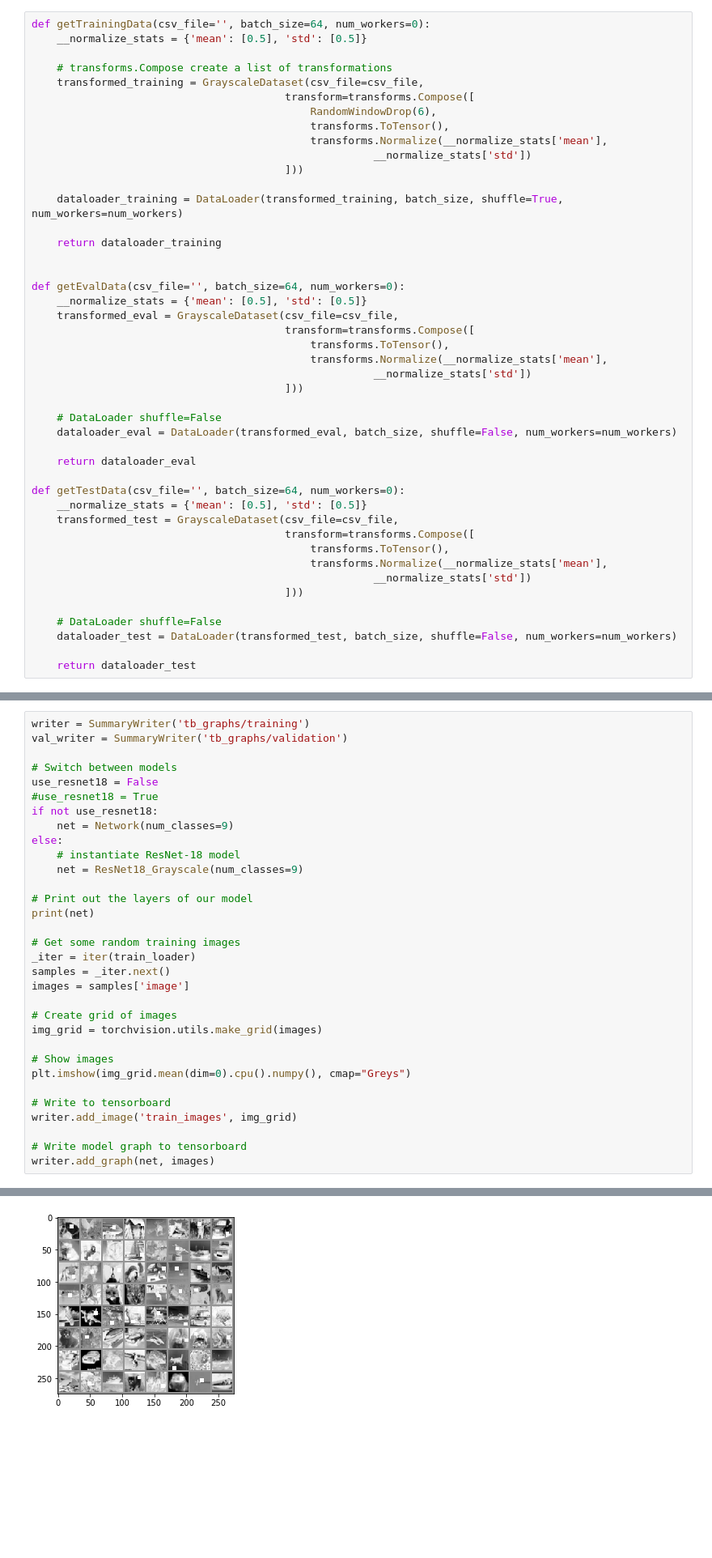
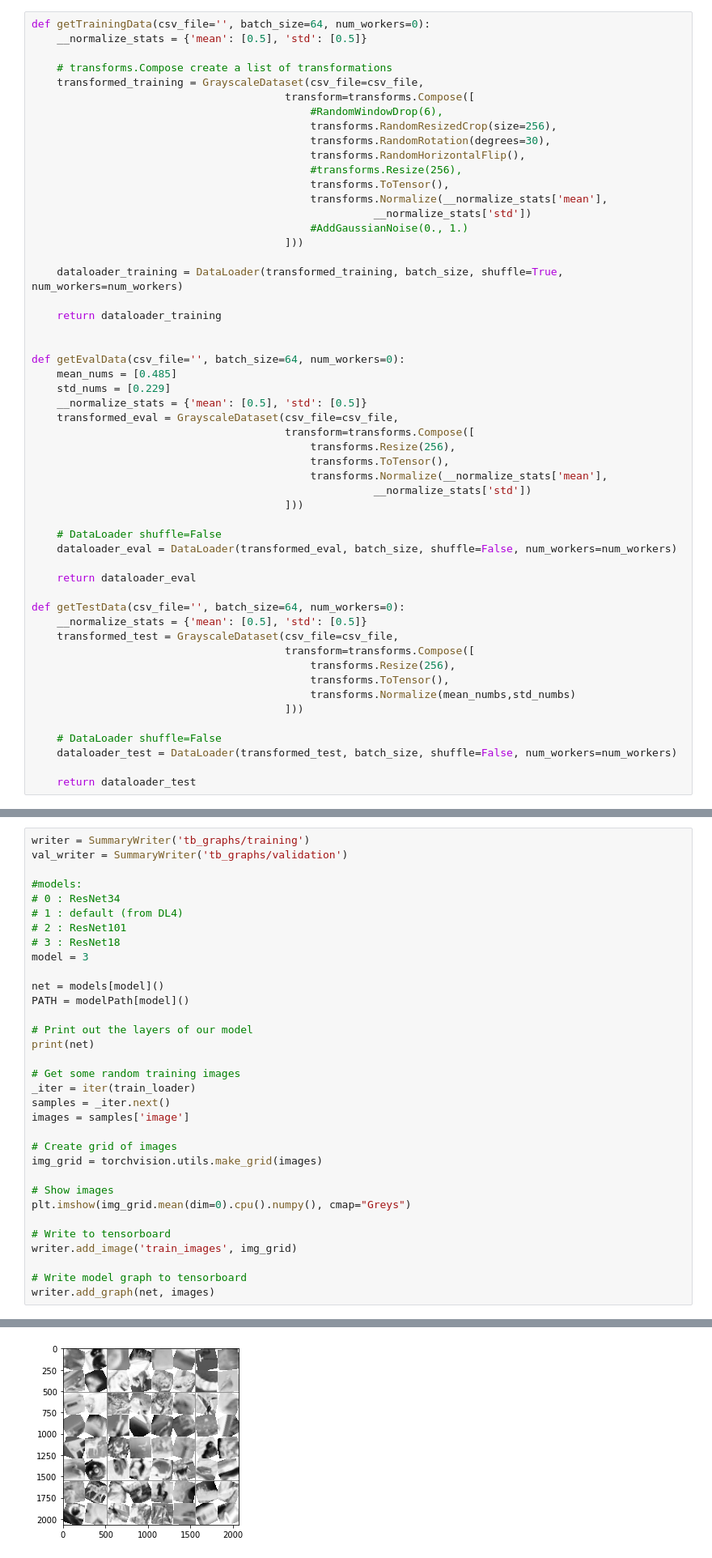
Before and after one commit to 123rolle/dl_project, a Jupyter notebook: DeepLearning_project/Project.ipynb, the cells around one changed output, grey strips where cells are left out. Shown at 81% size. Saved outputs shown, nothing was run; the diff lists cells and outputs as text; blank space fills up the shorter version.

Commit message:
Different models added and weights for resnet18 which seems to work the best

```diff
--- a/DeepLearning_project/Project.ipynb
+++ b/DeepLearning_project/Project.ipynb
@@ -225,10 +236,15 @@ def getTrainingData(csv_file='', batch_size=64, num_workers=0):
     # transforms.Compose create a list of transformations
     transformed_training = GrayscaleDataset(csv_file=csv_file,
                                         transform=transforms.Compose([
-                                            RandomWindowDrop(6),
+                                            #RandomWindowDrop(6),
+                                            transforms.RandomResizedCrop(size=256),
+                                            transforms.RandomRotation(degrees=30),
+                                            transforms.RandomHorizontalFlip(),
+                                            #transforms.Resize(256),
                                             transforms.ToTensor(),
                                             transforms.Normalize(__normalize_stats['mean'],
                                                       __normalize_stats['std'])
+                                            #AddGaussianNoise(0., 1.)
                                         ]))
 
     dataloader_training = DataLoader(transformed_training, batch_size, shuffle=True, num_workers=num_workers)
@@ -237,9 +253,12 @@ def getTrainingData(csv_file='', batch_size=64, num_workers=0):
 
 
 def getEvalData(csv_file='', batch_size=64, num_workers=0):
+    mean_nums = [0.485]
+    std_nums = [0.229]
     __normalize_stats = {'mean': [0.5], 'std': [0.5]}
     transformed_eval = GrayscaleDataset(csv_file=csv_file,
                                         transform=transforms.Compose([
+                                            transforms.Resize(256),
                                             transforms.ToTensor(),
                                             transforms.Normalize(__normalize_stats['mean'],
                                                       __normalize_stats['std'])
@@ -254,9 +273,9 @@ def getTestData(csv_file='', batch_size=64, num_workers=0):
     __normalize_stats = {'mean': [0.5], 'std': [0.5]}
     transformed_test = GrayscaleDataset(csv_file=csv_file,
                                         transform=transforms.Compose([
+                                            transforms.Resize(256),
                                             transforms.ToTensor(),
-                                            transforms.Normalize(__normalize_stats['mean'],
-                                                      __normalize_stats['std'])
+                                            transforms.Normalize(mean_numbs,std_numbs)
                                         ]))
 
     # DataLoader shuffle=False
@@ -320,14 +714,15 @@ Functions for train and evaluation
 writer = SummaryWriter('tb_graphs/training')
 val_writer = SummaryWriter('tb_graphs/validation')
 
-# Switch between models
-use_resnet18 = False
-#use_resnet18 = True
-if not use_resnet18:
-    net = Network(num_classes=9)
-else:
-    # instantiate ResNet-18 model
-    net = ResNet18_Grayscale(num_classes=9)
+#models:
+# 0 : ResNet34
+# 1 : default (from DL4)
+# 2 : ResNet101
+# 3 : ResNet18
+model = 3
+
+net = models[model]()
+PATH = modelPath[model]()
 
 # Print out the layers of our model
 print(net)
@@ -364,5 +763,5 @@ Network(
 )
-[figure, old version]
+[figure, new version]
 # %% [markdown]
 Training and tensorboard log
 # %%
```
Also changed, not shown: parts of 19 cells of this notebook, 1 other file.
